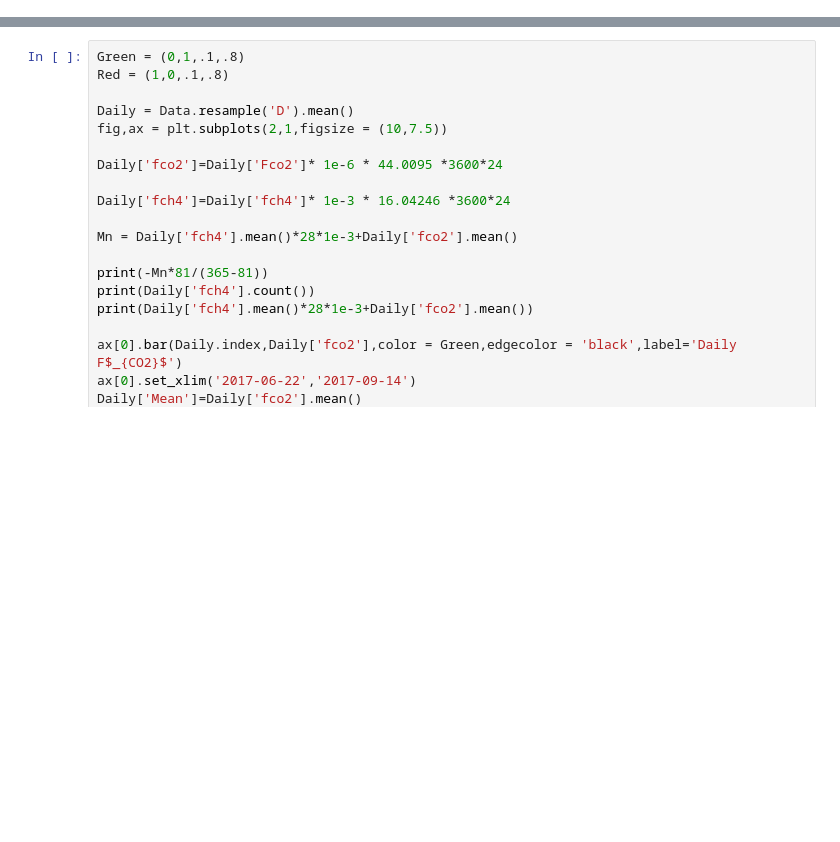
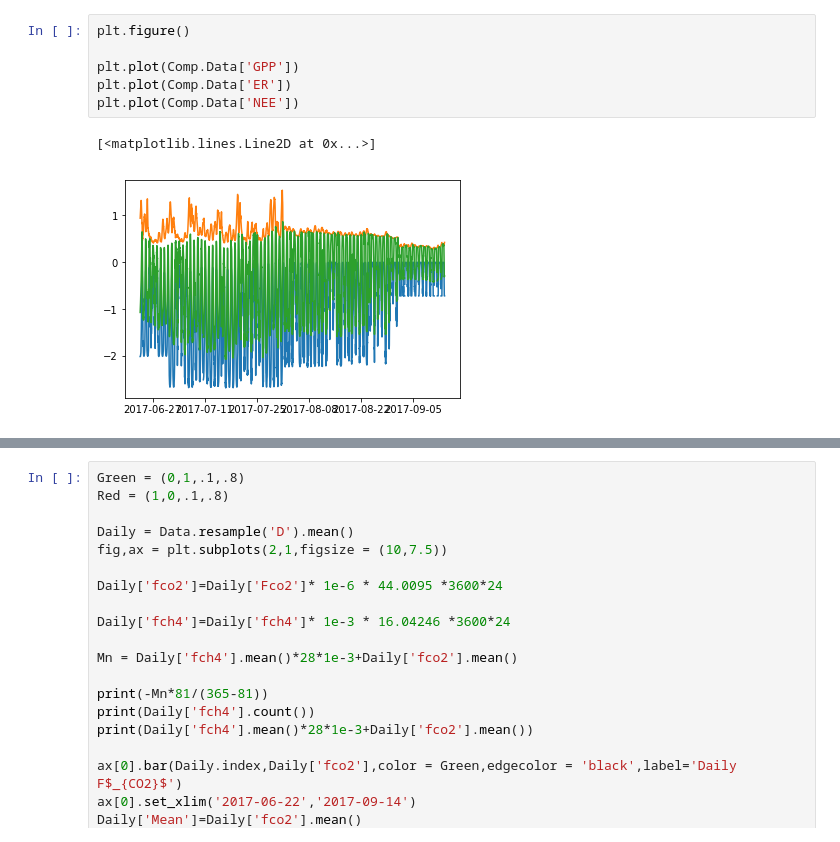
Before and after one commit to June-Skeeter/FishIsland_Processing, a Jupyter notebook: Compiler.ipynb, the cells around one changed output, grey strips where cells are left out. Saved outputs shown, nothing was run; the diff lists cells and outputs as text; blank space fills up the shorter version.

```diff
--- a/Compiler.ipynb
+++ b/Compiler.ipynb
@@ -128,3 +98,12 @@ print(Comp.popts)
+# %%
+plt.figure()
+
+plt.plot(Comp.Data['GPP'])
+plt.plot(Comp.Data['ER'])
+plt.plot(Comp.Data['NEE'])
+# %% [output]
+[<matplotlib.lines.Line2D at 0x...>]
+[figure, added]
 # %%
 Filled = 'C:\\Users\\wesle\\Downloads/GapFilledfch4.csv'
 fill = pd.read_csv(Filled)
```
Also changed, not shown: parts of 4 cells of this notebook, 4 other files.
